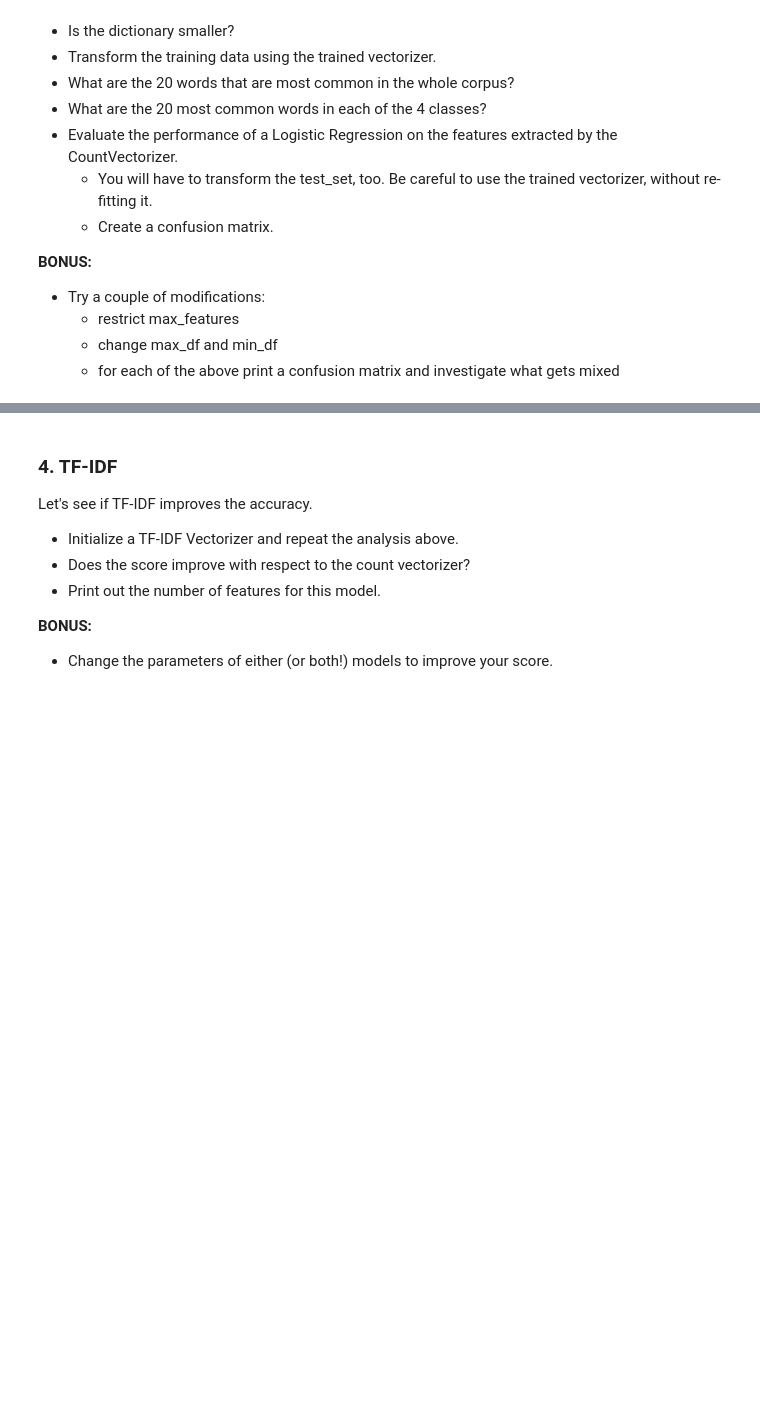
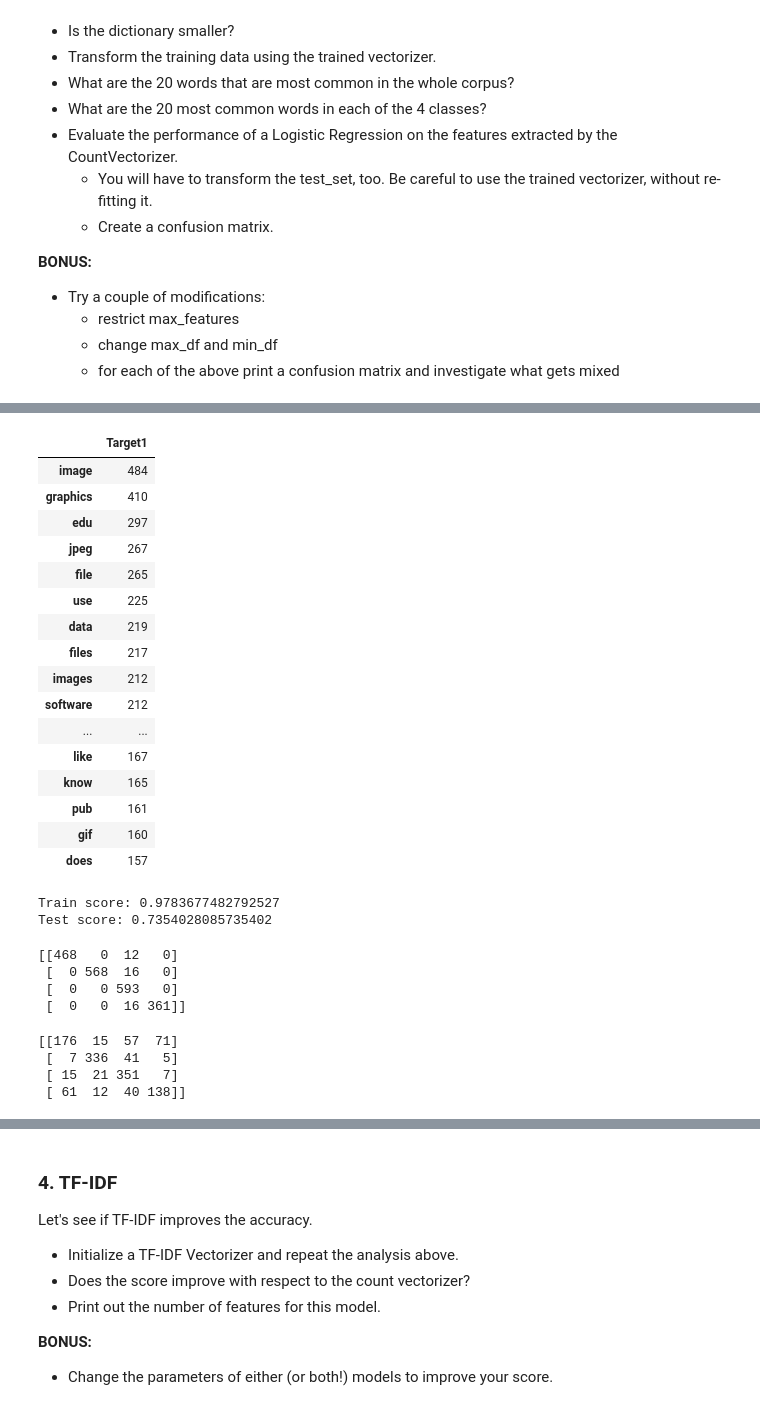
Before and after one commit to a3o1m2/DSI11-lessons, a Jupyter notebook: week05/day4_nlp_intro/nlp-intro-lab/intro-to-nlp-lab.ipynb, the cells around one changed output, grey strips where cells are left out. Cells and saved outputs as stored; diff of their text form; code cells hidden in the pictures; blank space fills up the shorter version.

```diff
--- a/week05/day4_nlp_intro/nlp-intro-lab/intro-to-nlp-lab.ipynb
+++ b/week05/day4_nlp_intro/nlp-intro-lab/intro-to-nlp-lab.ipynb
@@ -89,0 +179,57 @@ Let's train a model using a simple count vectorizer.
+# %%
+Top20_0 = pd.DataFrame(dict(Target0 = df[data_train.target==0].sum().sort_values(ascending=False)[:20]))
+Top20_1 = pd.DataFrame(dict(Target1 = df[data_train.target==1].sum().sort_values(ascending=False)[:20]))
+Top20_2 = pd.DataFrame(dict(Target2 = df[data_train.target==2].sum().sort_values(ascending=False)[:20]))
+Top20_3 = pd.DataFrame(dict(Target3 = df[data_train.target==3].sum().sort_values(ascending=False)[:20]))
+
+Top20_1
+# %% [output]
+|  | Target1 |
+| image | 484 |
+| graphics | 410 |
+| edu | 297 |
+| jpeg | 267 |
+| file | 265 |
+| use | 225 |
+| data | 219 |
+| files | 217 |
+| images | 212 |
+| software | 212 |
+| ... | ... |
+| like | 167 |
+| know | 165 |
+| pub | 161 |
+| gif | 160 |
+| does | 157 |
+# %%
+# Evaluate the performance of a Logistic Regression on the features extracted by the CountVectorizer.
+    # You will have to transform the test_set, too. Be careful to use the trained vectorizer, without re-fitting it.
+    # Create a confusion matrix.
+
+from sklearn.linear_model import LogisticRegression
+logistic = LogisticRegression()
+
+logistic.fit(cvec.transform(data_train.data),data_train.target)
+print('Train score:',logistic.score(cvec.transform(data_train.data),data_train.target))
+print('Test score:',logistic.score(cvec.transform(data_test.data),data_test.target))
+# %% [output]
+Train score: 0.9783677482792527
+Test score: 0.7354028085735402
+# %%
+from sklearn.metrics import confusion_matrix
+
+predictions_train = logistic.predict(cvec.transform(data_train.data))
+print(confusion_matrix(data_train.target, predictions_train, labels=[0,1,2,3]))
+# %% [output]
+[[468   0  12   0]
+ [  0 568  16   0]
+ [  0   0 593   0]
+ [  0   0  16 361]]
+# %%
+predictions_test = logistic.predict(cvec.transform(data_test.data))
+print(confusion_matrix(data_test.target, predictions, labels=[0,1,2,3]))
+# %% [output]
+[[176  15  57  71]
+ [  7 336  41   5]
+ [ 15  21 351   7]
+ [ 61  12  40 138]]
```
Also changed, not shown: parts of 21 cells of this notebook, 7 other files.
